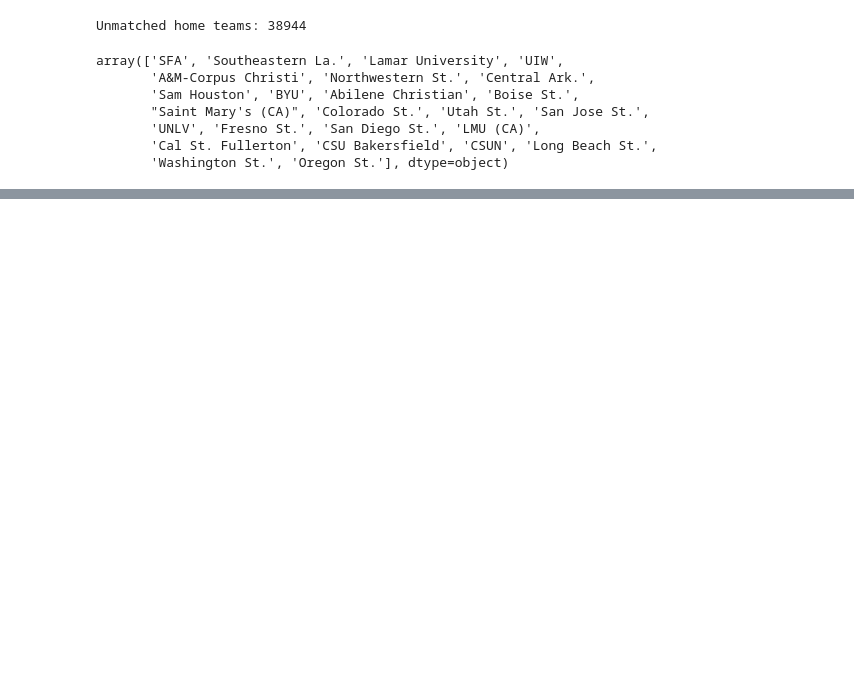
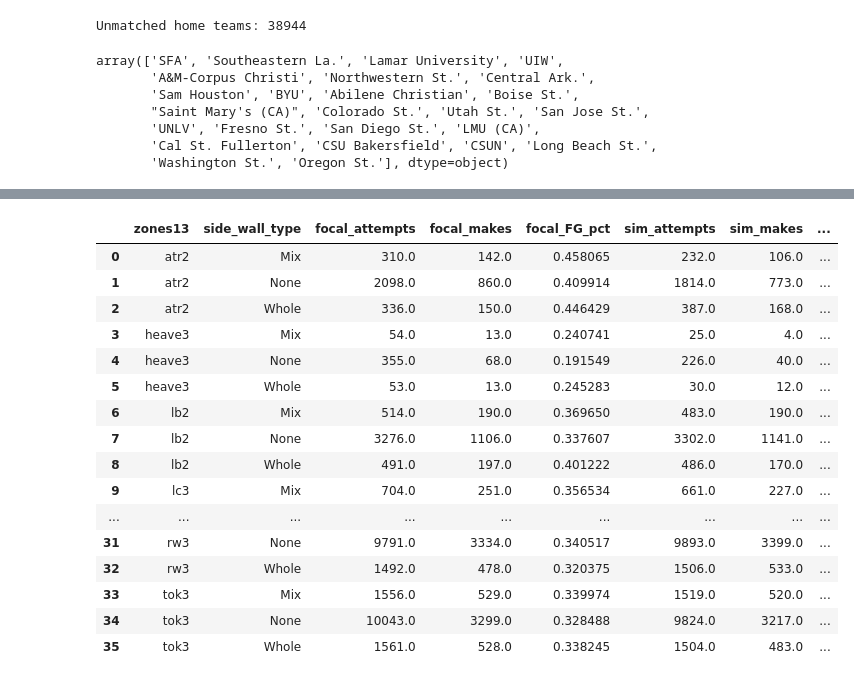
Before and after one commit to realmabg/NCAAB_depth_perception, a Jupyter notebook: analysis.ipynb, the cells around one changed output, grey strips where cells are left out. Cells and saved outputs as stored; diff of their text form; code cells hidden in the pictures; blank space fills up the shorter version.

```diff
--- a/analysis.ipynb
+++ b/analysis.ipynb
@@ -29,0 +92,2 @@ array(['SFA', 'Southeastern La.', 'Lamar University', 'UIW',
+# %%
+pd.set_option("display.max_columns", 40)
@@ -29,0 +232,20 @@ array(['SFA', 'Southeastern La.', 'Lamar University', 'UIW',
+# %%
+by_type
+# %% [output]
+|  | zones13 | side_wall_type | focal_attempts | focal_makes | focal_FG_pct | sim_attempts | sim_makes | ... |
+| 0 | atr2 | Mix | 310.0 | 142.0 | 0.458065 | 232.0 | 106.0 | ... |
+| 1 | atr2 | None | 2098.0 | 860.0 | 0.409914 | 1814.0 | 773.0 | ... |
+| 2 | atr2 | Whole | 336.0 | 150.0 | 0.446429 | 387.0 | 168.0 | ... |
+| 3 | heave3 | Mix | 54.0 | 13.0 | 0.240741 | 25.0 | 4.0 | ... |
+| 4 | heave3 | None | 355.0 | 68.0 | 0.191549 | 226.0 | 40.0 | ... |
+| 5 | heave3 | Whole | 53.0 | 13.0 | 0.245283 | 30.0 | 12.0 | ... |
+| 6 | lb2 | Mix | 514.0 | 190.0 | 0.369650 | 483.0 | 190.0 | ... |
+| 7 | lb2 | None | 3276.0 | 1106.0 | 0.337607 | 3302.0 | 1141.0 | ... |
+| 8 | lb2 | Whole | 491.0 | 197.0 | 0.401222 | 486.0 | 170.0 | ... |
+| 9 | lc3 | Mix | 704.0 | 251.0 | 0.356534 | 661.0 | 227.0 | ... |
+| ... | ... | ... | ... | ... | ... | ... | ... | ... |
+| 31 | rw3 | None | 9791.0 | 3334.0 | 0.340517 | 9893.0 | 3399.0 | ... |
+| 32 | rw3 | Whole | 1492.0 | 478.0 | 0.320375 | 1506.0 | 533.0 | ... |
+| 33 | tok3 | Mix | 1556.0 | 529.0 | 0.339974 | 1519.0 | 520.0 | ... |
+| 34 | tok3 | None | 10043.0 | 3299.0 | 0.328488 | 9824.0 | 3217.0 | ... |
+| 35 | tok3 | Whole | 1561.0 | 528.0 | 0.338245 | 1504.0 | 483.0 | ... |
```
Also changed, not shown: parts of 37 cells of this notebook.
